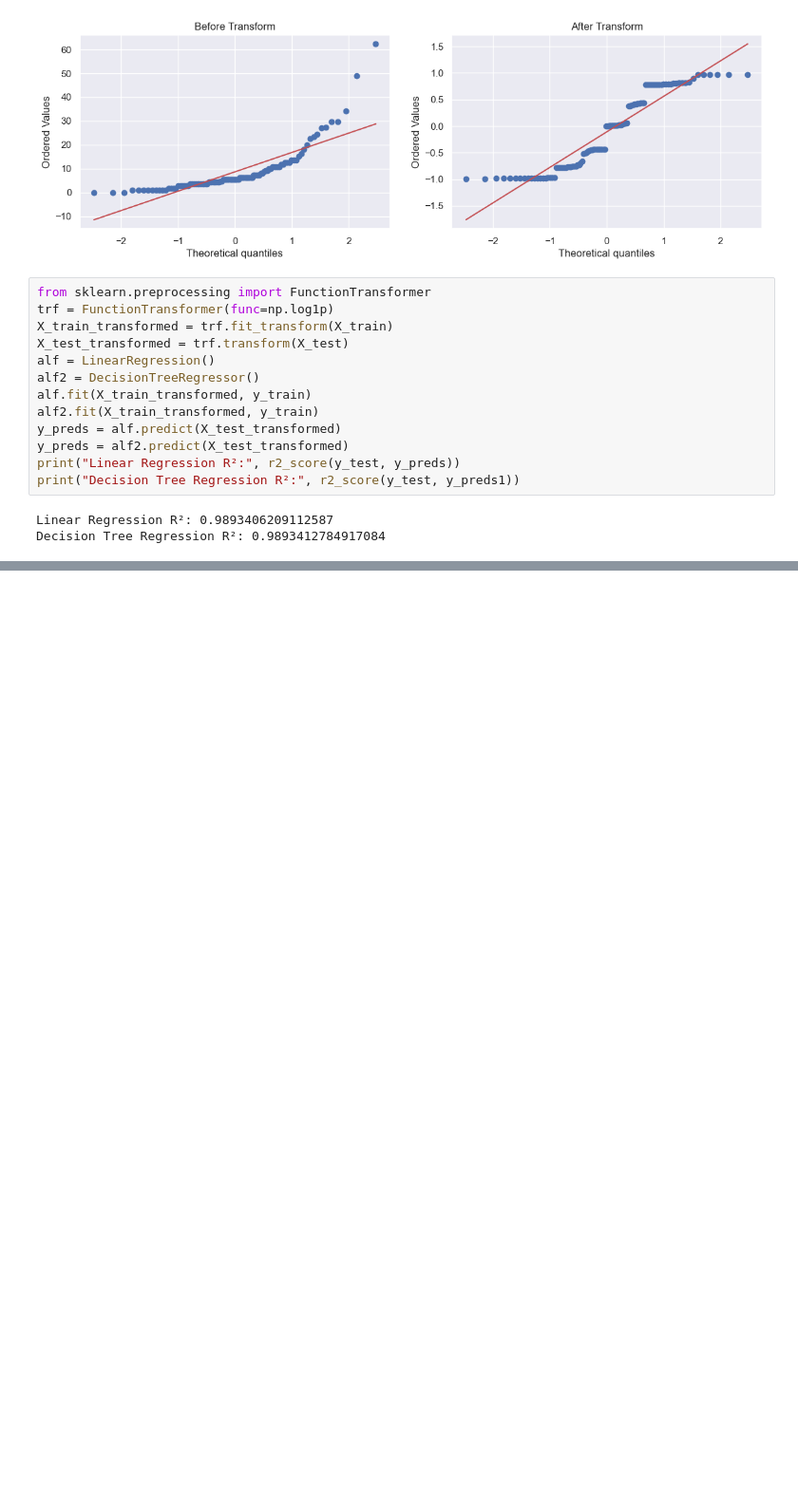
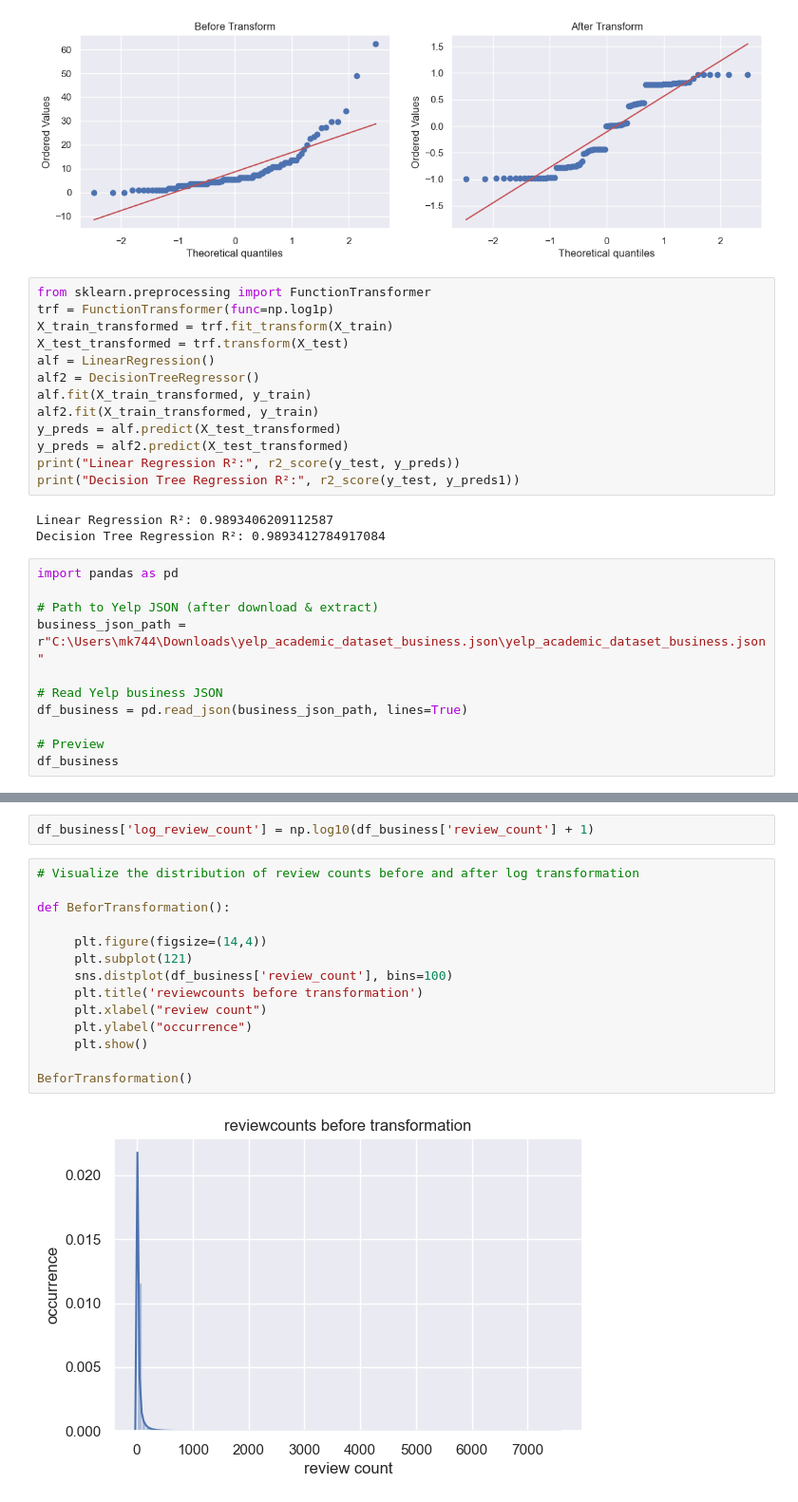
Before and after one commit to Maruf-Ahmad-khan/Car_Price_Prediction_Sklearn_Column_Transformation, a Jupyter notebook: Linear Regression/Log Transformation.ipynb, the cells around one changed output, grey strips where cells are left out. Shown at 95% size. Drawn from its saved outputs; the diff is of its cells as text; blank space fills up the shorter version.

```diff
--- a/Linear Regression/Log Transformation.ipynb
+++ b/Linear Regression/Log Transformation.ipynb
@@ -513,3 +513,14 @@ print("Decision Tree Regression R²:", r2_score(y_test, y_preds1))
 # %% [output]
 Linear Regression R²: 0.9893406209112587
 Decision Tree Regression R²: 0.9893412784917084
+# %%
+import pandas as pd
+
+# Path to Yelp JSON (after download & extract)
+business_json_path = r"C:\Users\mk744\Downloads\yelp_academic_dataset_business.json\yelp_academic_dataset_business.json"
+
+# Read Yelp business JSON
+df_business = pd.read_json(business_json_path, lines=True)
+
+# Preview
+df_business
@@ -515,0 +541,18 @@ Decision Tree Regression R²: 0.9893412784917084
+# %%
+df_business['log_review_count'] = np.log10(df_business['review_count'] + 1)
+# %%
+# Visualize the distribution of review counts before and after log transformation
+
+def BeforTransformation():
+
+     plt.figure(figsize=(14,4))
+     plt.subplot(121)
+     sns.distplot(df_business['review_count'], bins=100)
+     plt.title('reviewcounts before transformation')
+     plt.xlabel("review count")
+     plt.ylabel("occurrence")
+     plt.show()
+
+BeforTransformation()
+# %% [output]
+[figure, added]
```
Also changed, not shown: parts of 4 cells of this notebook, 2 other files.
